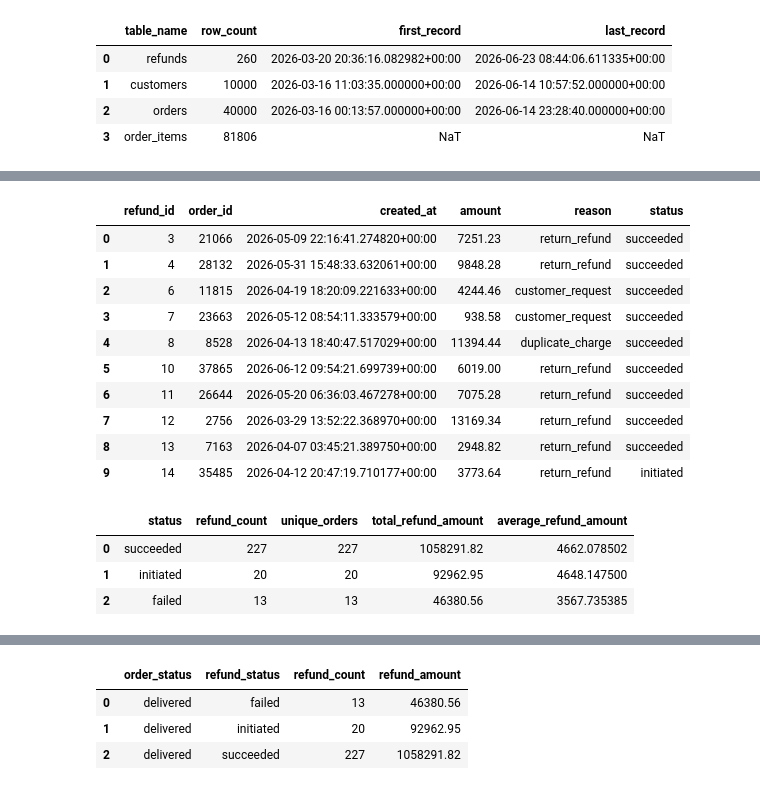
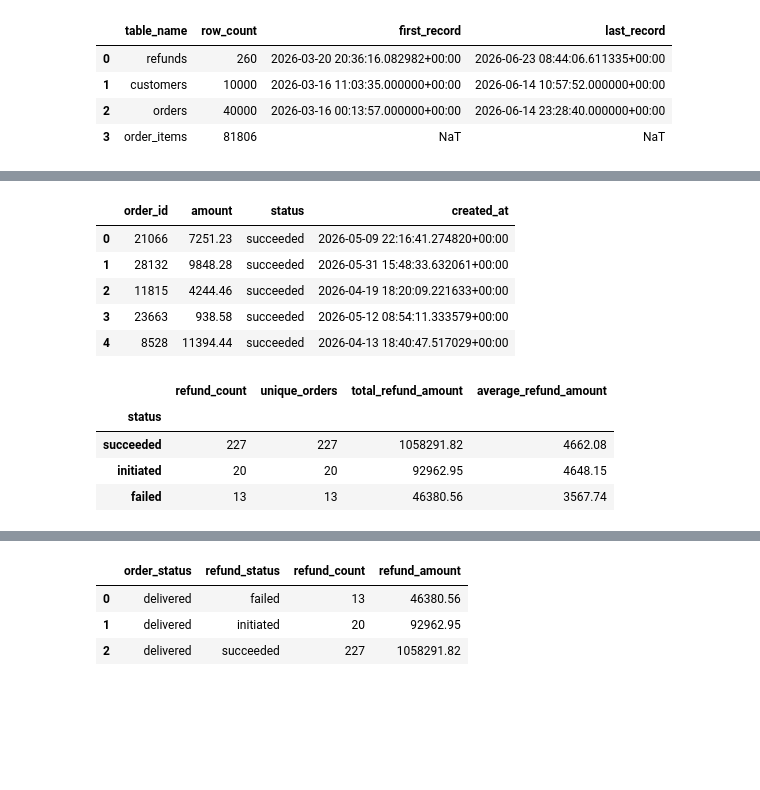
Before and after one commit to neharika/rfm-customer-segmentation, a Jupyter notebook: notebooks/01_exploration.ipynb, the cells around one changed output, grey strips where cells are left out. Saved outputs shown, nothing was run; the diff lists cells and outputs as text; code cells hidden in the pictures; blank space fills up the shorter version.

```diff
--- a/notebooks/01_exploration.ipynb
+++ b/notebooks/01_exploration.ipynb
@@ -197,45 +284,36 @@ clean_status_summary
 # %%
-query = """
-SELECT *
-FROM ecom.refunds
-LIMIT 10;
-"""
-
-with engine.connect() as connection:
-    refunds_sample = pd.read_sql(text(query), connection)
-
-refunds_sample
+refunds_df = pd.read_sql(
+    """
+    SELECT order_id, amount, status, created_at
+    FROM ecom.refunds
+    """,
+    engine
+)
+refunds_df.head()
 # %% [output]
-|  | refund_id | order_id | created_at | amount | reason | status |
-| 0 | 3 | 21066 | 2026-05-09 22:16:41.274820+00:00 | 7251.23 | return_refund | succeeded |
-| 1 | 4 | 28132 | 2026-05-31 15:48:33.632061+00:00 | 9848.28 | return_refund | succeeded |
-| 2 | 6 | 11815 | 2026-04-19 18:20:09.221633+00:00 | 4244.46 | customer_request | succeeded |
-| 3 | 7 | 23663 | 2026-05-12 08:54:11.333579+00:00 | 938.58 | customer_request | succeeded |
-| 4 | 8 | 8528 | 2026-04-13 18:40:47.517029+00:00 | 11394.44 | duplicate_charge | succeeded |
-| 5 | 10 | 37865 | 2026-06-12 09:54:21.699739+00:00 | 6019.00 | return_refund | succeeded |
-| 6 | 11 | 26644 | 2026-05-20 06:36:03.467278+00:00 | 7075.28 | return_refund | succeeded |
-| 7 | 12 | 2756 | 2026-03-29 13:52:22.368970+00:00 | 13169.34 | return_refund | succeeded |
-| 8 | 13 | 7163 | 2026-04-07 03:45:21.389750+00:00 | 2948.82 | return_refund | succeeded |
-| 9 | 14 | 35485 | 2026-04-12 20:47:19.710177+00:00 | 3773.64 | return_refund | initiated |
+|  | order_id | amount | status | created_at |
+| 0 | 21066 | 7251.23 | succeeded | 2026-05-09 22:16:41.274820+00:00 |
+| 1 | 28132 | 9848.28 | succeeded | 2026-05-31 15:48:33.632061+00:00 |
+| 2 | 11815 | 4244.46 | succeeded | 2026-04-19 18:20:09.221633+00:00 |
+| 3 | 23663 | 938.58 | succeeded | 2026-05-12 08:54:11.333579+00:00 |
+| 4 | 8528 | 11394.44 | succeeded | 2026-04-13 18:40:47.517029+00:00 |
 # %%
-query = """
-SELECT
-    status,
-    COUNT(*) AS refund_count,
-    COUNT(DISTINCT order_id) AS unique_orders,
-    SUM(amount) AS total_refund_amount,
-    AVG(amount) AS average_refund_amount
-FROM ecom.refunds
-GROUP BY status
-ORDER BY refund_count DESC;
-"""
+refund_summary = (
+    refunds_df
+    .groupby('status')
+    .agg(
+        refund_count=('order_id', 'count'),
+        unique_orders=('order_id', 'nunique'),
+        total_refund_amount=('amount', 'sum'),
+        average_refund_amount=('amount', 'mean')
+    )
+    .sort_values('refund_count', ascending=False)
+)
 
-with engine.connect() as connection:
-    refund_summary = pd.read_sql(text(query), connection)
-
-refund_summary
+refund_summary.round(2)
 # %% [output]
-|  | status | refund_count | unique_orders | total_refund_amount | average_refund_amount |
-| 0 | succeeded | 227 | 227 | 1058291.82 | 4662.078502 |
-| 1 | initiated | 20 | 20 | 92962.95 | 4648.147500 |
-| 2 | failed | 13 | 13 | 46380.56 | 3567.735385 |
+|  | refund_count | unique_orders | total_refund_amount | average_refund_amount |
+| status |  |  |  |  |
+| succeeded | 227 | 227 | 1058291.82 | 4662.08 |
+| initiated | 20 | 20 | 92962.95 | 4648.15 |
+| failed | 13 | 13 | 46380.56 | 3567.74 |
```
Also changed, not shown: parts of 66 cells of this notebook.
